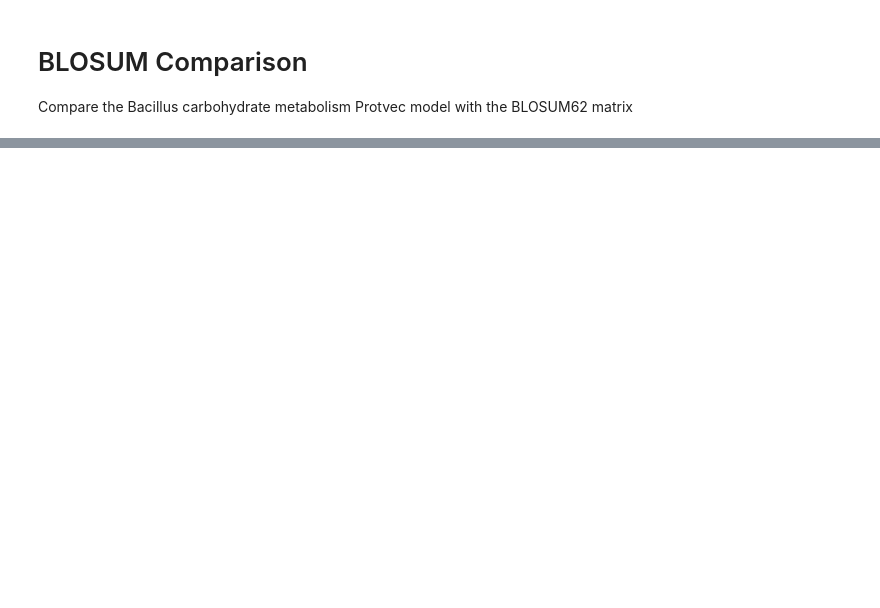
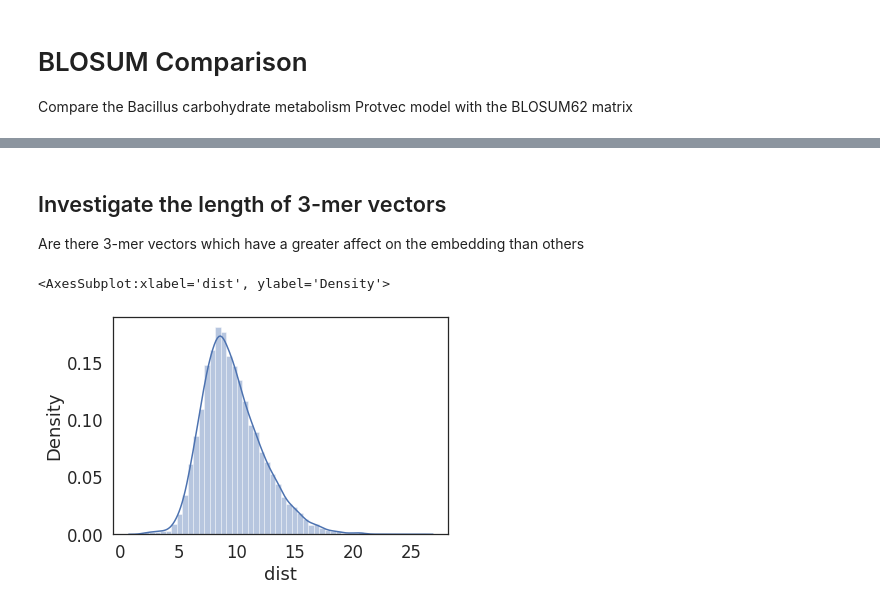
Before and after one commit to susiegriggo/ProtvecBacterialProteins, a Jupyter notebook: notebooks/BLOSUM_comparison.ipynb, the cells around one changed output, grey strips where cells are left out. Drawn from its saved outputs; the diff is of its cells as text; code cells hidden in the pictures; blank space fills up the shorter version.

```diff
--- a/notebooks/BLOSUM_comparison.ipynb
+++ b/notebooks/BLOSUM_comparison.ipynb
@@ -47,33 +49,40 @@ ax3.scatter(bacil_pcaDf['PC1'], bacil_pcaDf['PC2'], color ='#4daf4a')
+# %% [markdown]
+## Investigate the length of 3-mer vectors
+Are there 3-mer vectors which have a greater affect on the embedding than others
 # %%
 def dict_kmers(alphabet, kmers):
     """Make a dictionary of the amino acids and which kmers they occur in"""
 
     #make a list of the amino acid occurances
     alpha_occurances = []
 
     #iterate through the amino acids
     for a in alphabet:
 
         alpha_list = []
 
         for kmer in kmers:
             if a in kmer:
                 alpha_list.append(kmer)
 
         alpha_occurances.append(alpha_list)
 
     #make into a dictionary
     kmer_aa_dict = dict(zip(alphabet, alpha_occurances))
 
     return kmer_aa_dict
 
 #see which kmers are furthest from the origin
 bacil_pcaDf_coord = bacil_pcaDf[['PC1', 'PC2']].values
 
 origin = np.zeros(100)
 bacil_dist = [distance.euclidean(origin, vec) for vec in bacil_scaled.values]
 
 bacil_distDf = pd.DataFrame({'md5': bacil_kmers, 'dist': bacil_dist}).sort_values('dist', ascending = False)
 
-#see which kmers are furthest from the origin
-bacil_pcaDf_coord = bacil_pcaDf[['PC1', 'PC2']].values
+#plot the distribution of the distances from the origin
+sns.set(font_scale = 1.5, style = 'white')
+sns.distplot(bacil_distDf['dist'])
+# %% [output]
+<AxesSubplot:xlabel='dist', ylabel='Density'>
+[figure, added]
```
Also changed, not shown: parts of 8 cells of this notebook, 9 other files.
